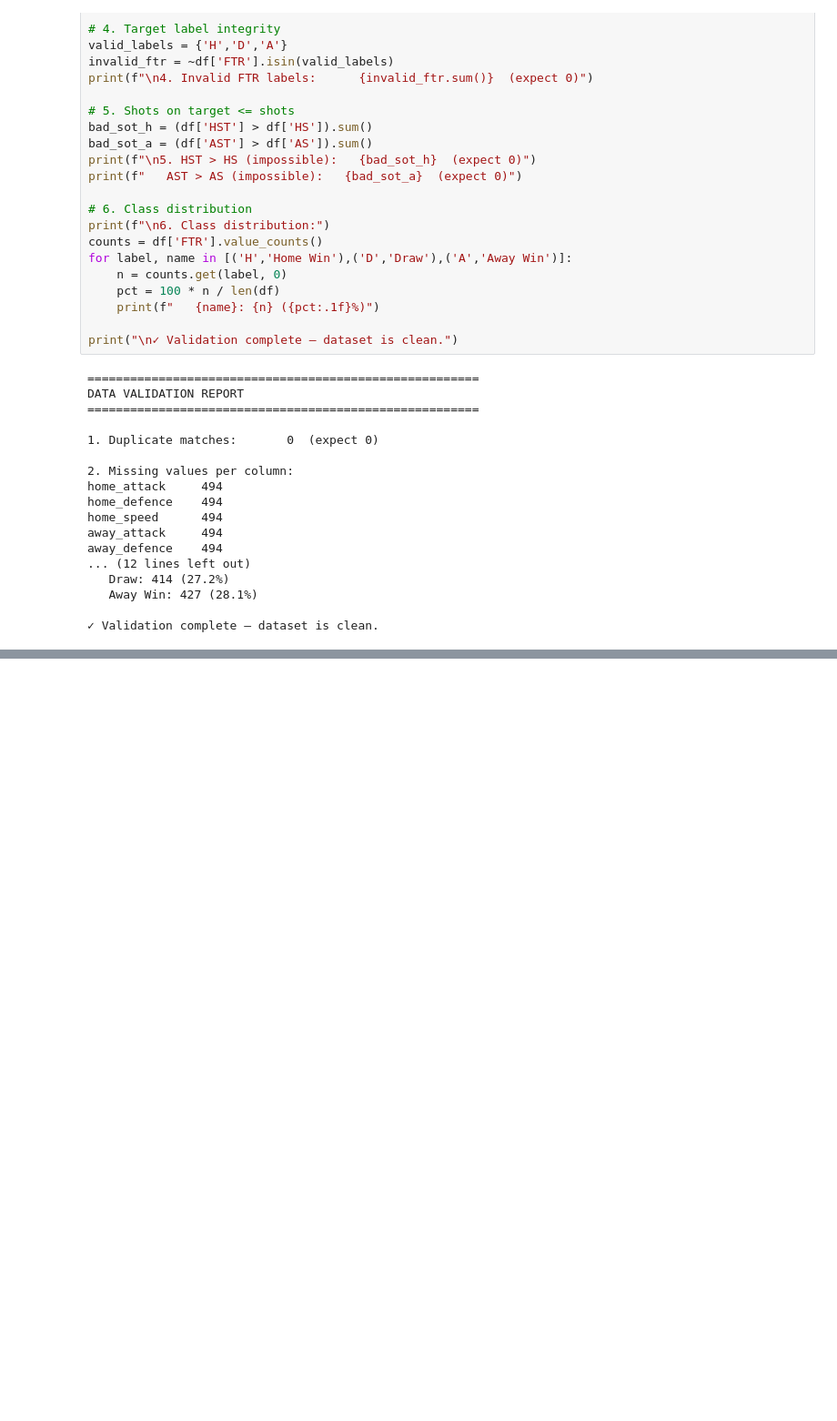
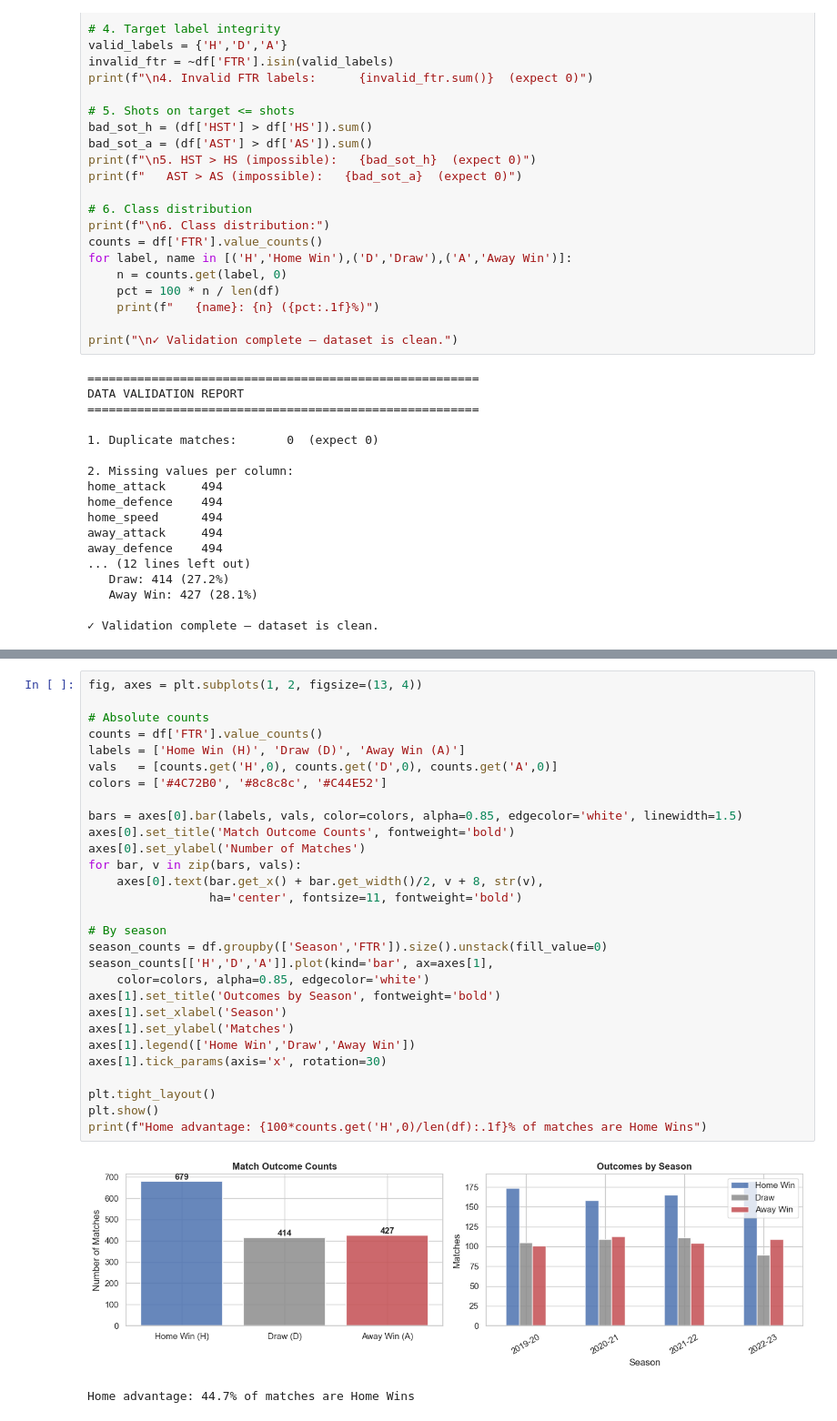
Before and after one commit to Mitko-10/DataScience-final-, a Jupyter notebook: laliga-match-prediction.ipynb, the cells around one changed output, grey strips where cells are left out. Shown at 91% size. Cells and saved outputs as stored; diff of their text form; blank space fills up the shorter version.

Commit message:
Add files via upload
exploratory data analysis and visualisations

```diff
--- a/laliga-match-prediction.ipynb
+++ b/laliga-match-prediction.ipynb
@@ -448,0 +456,32 @@ away_defence    494
+# %%
+fig, axes = plt.subplots(1, 2, figsize=(13, 4))
+
+# Absolute counts
+counts = df['FTR'].value_counts()
+labels = ['Home Win (H)', 'Draw (D)', 'Away Win (A)']
+vals   = [counts.get('H',0), counts.get('D',0), counts.get('A',0)]
+colors = ['#4C72B0', '#8c8c8c', '#C44E52']
+
+bars = axes[0].bar(labels, vals, color=colors, alpha=0.85, edgecolor='white', linewidth=1.5)
+axes[0].set_title('Match Outcome Counts', fontweight='bold')
+axes[0].set_ylabel('Number of Matches')
+for bar, v in zip(bars, vals):
+    axes[0].text(bar.get_x() + bar.get_width()/2, v + 8, str(v),
+                 ha='center', fontsize=11, fontweight='bold')
+
+# By season
+season_counts = df.groupby(['Season','FTR']).size().unstack(fill_value=0)
+season_counts[['H','D','A']].plot(kind='bar', ax=axes[1],
+    color=colors, alpha=0.85, edgecolor='white')
+axes[1].set_title('Outcomes by Season', fontweight='bold')
+axes[1].set_xlabel('Season')
+axes[1].set_ylabel('Matches')
+axes[1].legend(['Home Win','Draw','Away Win'])
+axes[1].tick_params(axis='x', rotation=30)
+
+plt.tight_layout()
+plt.show()
+print(f"Home advantage: {100*counts.get('H',0)/len(df):.1f}% of matches are Home Wins")
+# %% [output]
+[figure, added]
+Home advantage: 44.7% of matches are Home Wins
```
Also changed, not shown: parts of 7 cells of this notebook.
